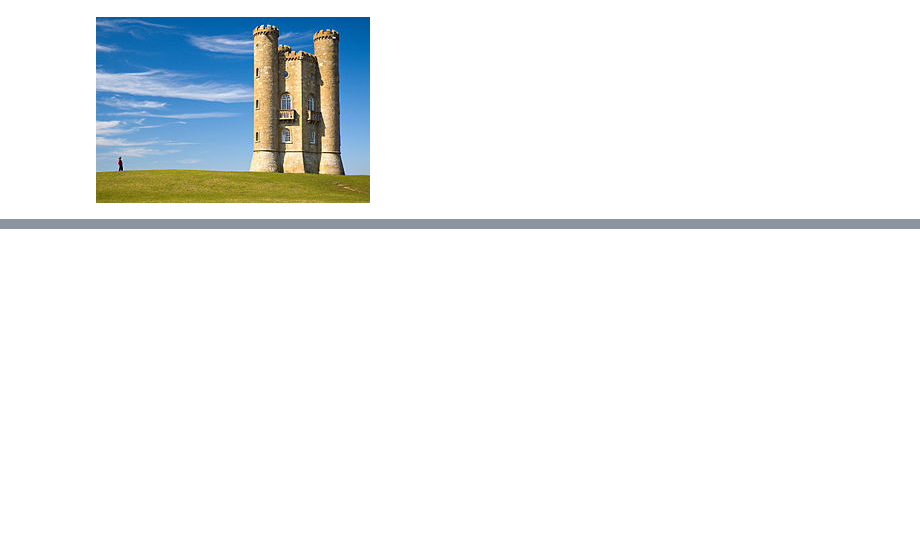
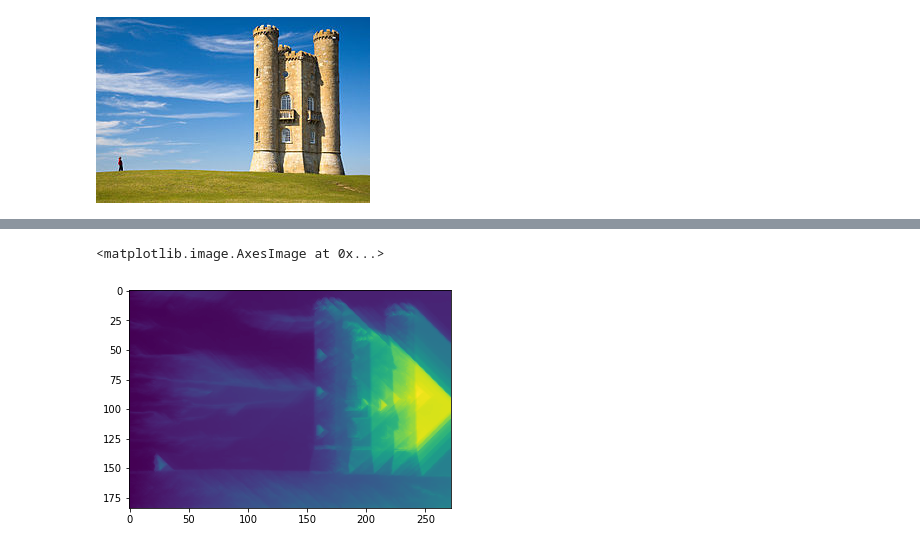
Before and after one commit to SebastianBitsch/seam-carving, a Jupyter notebook: exploration.ipynb, the cells around one changed output, grey strips where cells are left out. Cells and saved outputs as stored; diff of their text form; code cells hidden in the pictures; blank space fills up the shorter version.

```diff
--- a/exploration.ipynb
+++ b/exploration.ipynb
@@ -11,0 +77,15 @@ im
+# %%
+direction = 1
+bi_direction = (direction+1) % 2
+
+cumm = np.copy(im_grad)
+
+for i in range(1, im_grad.shape[direction]):
+    for j in range(0, im_grad.shape[bi_direction]):
+        offset_left = 0 if j == 0 else 1
+        cumm[j,i] = np.min(cumm[j-offset_left:j+2, i-1]) + im_grad[j,i]
+
+plt.imshow(cumm)
+# %% [output]
+<matplotlib.image.AxesImage at 0x...>
+[figure, added]
```
Also changed, not shown: parts of 15 cells of this notebook.
